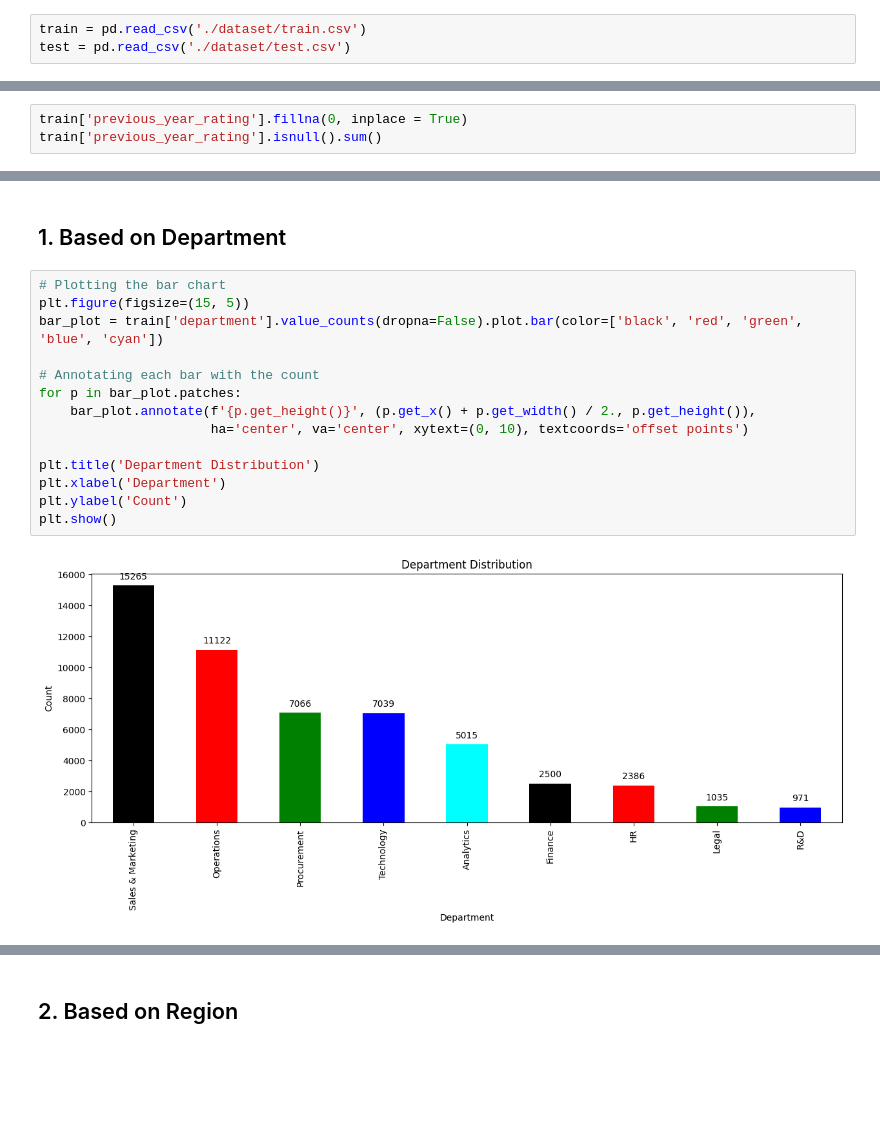
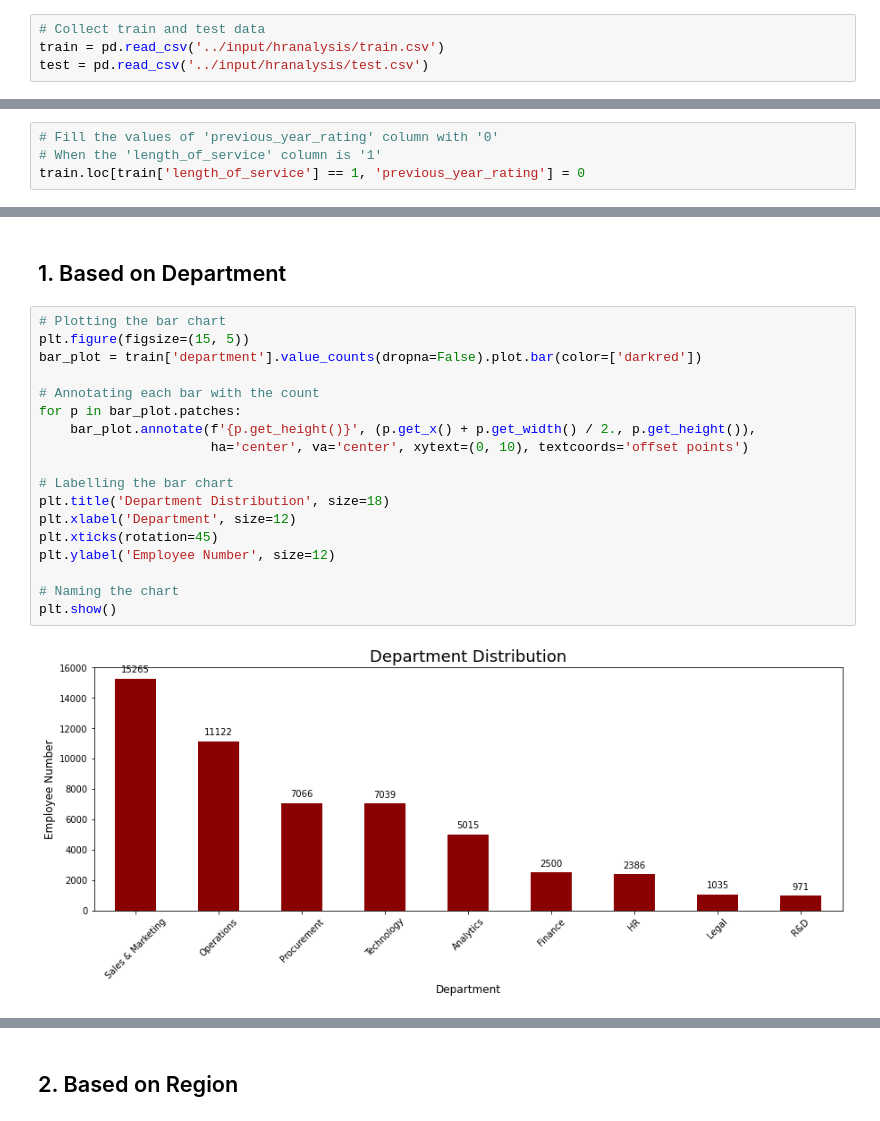
Before and after one commit to gregoriusbay/hr-analysis, a Jupyter notebook: hr-analysis-promotion-rate.ipynb, the cells around one changed output, grey strips where cells are left out. Cells and saved outputs as stored; diff of their text form; blank space fills up the shorter version.

```diff
--- a/hr-analysis-promotion-rate.ipynb
+++ b/hr-analysis-promotion-rate.ipynb
@@ -58,3 +60,4 @@ Now companies can no longer process their data manually, given the large number
 # %%
-train = pd.read_csv('./dataset/train.csv')
-test = pd.read_csv('./dataset/test.csv')
+# Collect train and test data
+train = pd.read_csv('../input/hranalysis/train.csv')
+test = pd.read_csv('../input/hranalysis/test.csv')
@@ -195,3 +166,0 @@ Name: previous_year_rating, Length: 4547, dtype: float64
-# %%
-train['previous_year_rating'].fillna(0, inplace = True)
-train['previous_year_rating'].isnull().sum()
@@ -200,2 +203,6 @@ train['previous_year_rating'].isnull().sum()
+# %%
+# Fill the values of 'previous_year_rating' column with '0'
+# When the 'length_of_service' column is '1'
+train.loc[train['length_of_service'] == 1, 'previous_year_rating'] = 0
 # %% [markdown]
 We fill the null 'previous_year_rating' with 0 because we can see that all of the null data has 'length_of_service' with 1, so we can argue that the employees are the new employee, haven't there for a year yet.
@@ -278,18 +294,22 @@ train.hist(edgecolor='black',linewidth=1.2, figsize=(20,20));
 # %%
 # Plotting the bar chart
 plt.figure(figsize=(15, 5))
-bar_plot = train['department'].value_counts(dropna=False).plot.bar(color=['black', 'red', 'green', 'blue', 'cyan'])
+bar_plot = train['department'].value_counts(dropna=False).plot.bar(color=['darkred'])
 
 # Annotating each bar with the count
 for p in bar_plot.patches:
     bar_plot.annotate(f'{p.get_height()}', (p.get_x() + p.get_width() / 2., p.get_height()),
                       ha='center', va='center', xytext=(0, 10), textcoords='offset points')
 
-plt.title('Department Distribution')
-plt.xlabel('Department')
-plt.ylabel('Count')
+# Labelling the bar chart
+plt.title('Department Distribution', size=18)
+plt.xlabel('Department', size=12)
+plt.xticks(rotation=45)
+plt.ylabel('Employee Number', size=12)
+
+# Naming the chart
 plt.show()
 # %% [output]
-[figure, old version]
+[figure, new version]
 # %%
 a = train.groupby(['department','is_promoted'])['is_promoted'].count().unstack().fillna(0)
```
Also changed, not shown: parts of 136 cells of this notebook.
